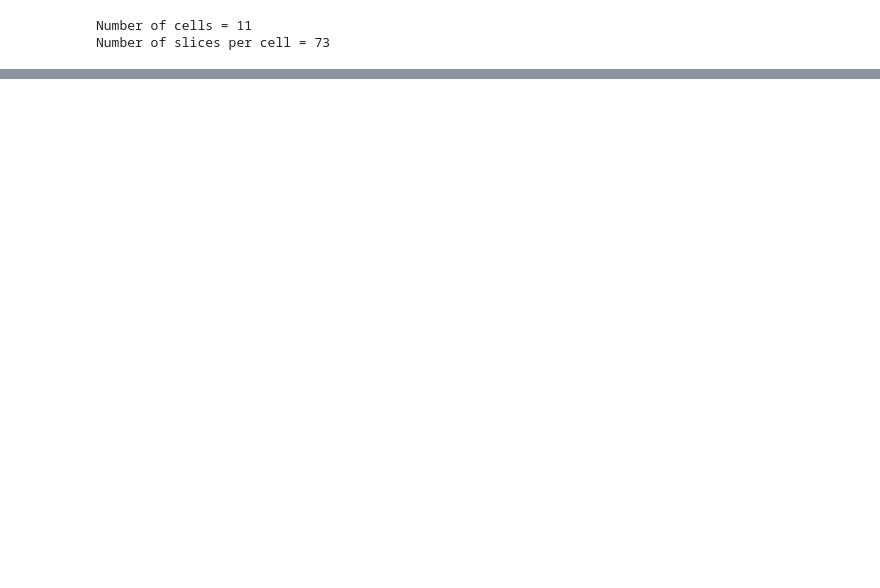
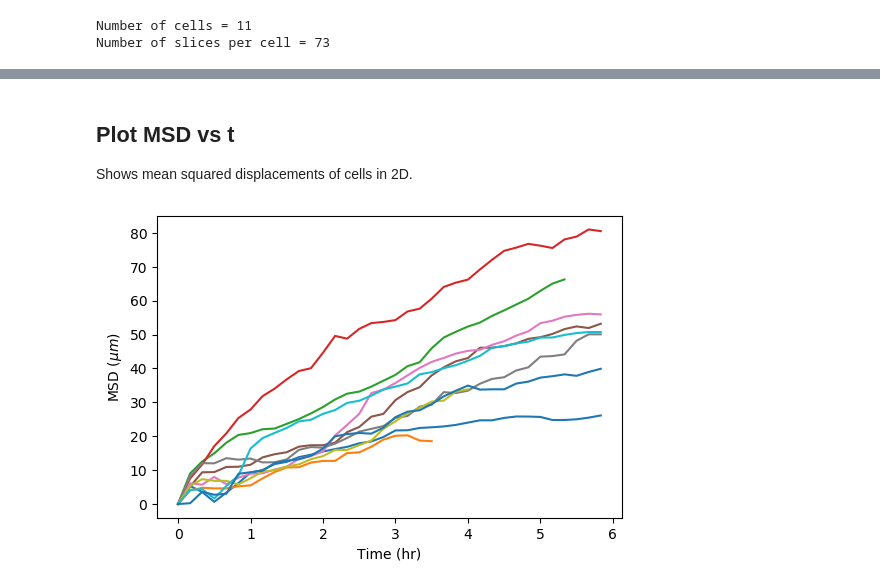
Before and after one commit to YitengDang/For_sharing, a Jupyter notebook: Single_cell_displacements_velocity_MSD.ipynb, the cells around one changed output, grey strips where cells are left out. Drawn from its saved outputs; the diff is of its cells as text; code cells hidden in the pictures; blank space fills up the shorter version.

```diff
--- a/Single_cell_displacements_velocity_MSD.ipynb
+++ b/Single_cell_displacements_velocity_MSD.ipynb
@@ -69,0 +105,14 @@ plt.show()
+# %% [markdown]
+## Plot MSD vs t
+Shows mean squared displacements of cells in 2D.
+# %%
+# Plot displacements in horizontal direction vs t
+MSD_all = np.array(list(map( lambda X, Y: np.sqrt( (X-X[0])**2 + (Y-Y[0])**2) , X_all, Y_all)))/pix_per_micron; # units: microns
+
+plt.figure(dpi=100);
+plt.plot(slices_all[:, slice_range].T, MSD_all[:, slice_range].T)
+plt.xlabel('Time (hr)')
+plt.ylabel('MSD ($\\mu m$)')
+plt.show()
+# %% [output]
+[figure, added]
```
Also changed, not shown: parts of 15 cells of this notebook.
